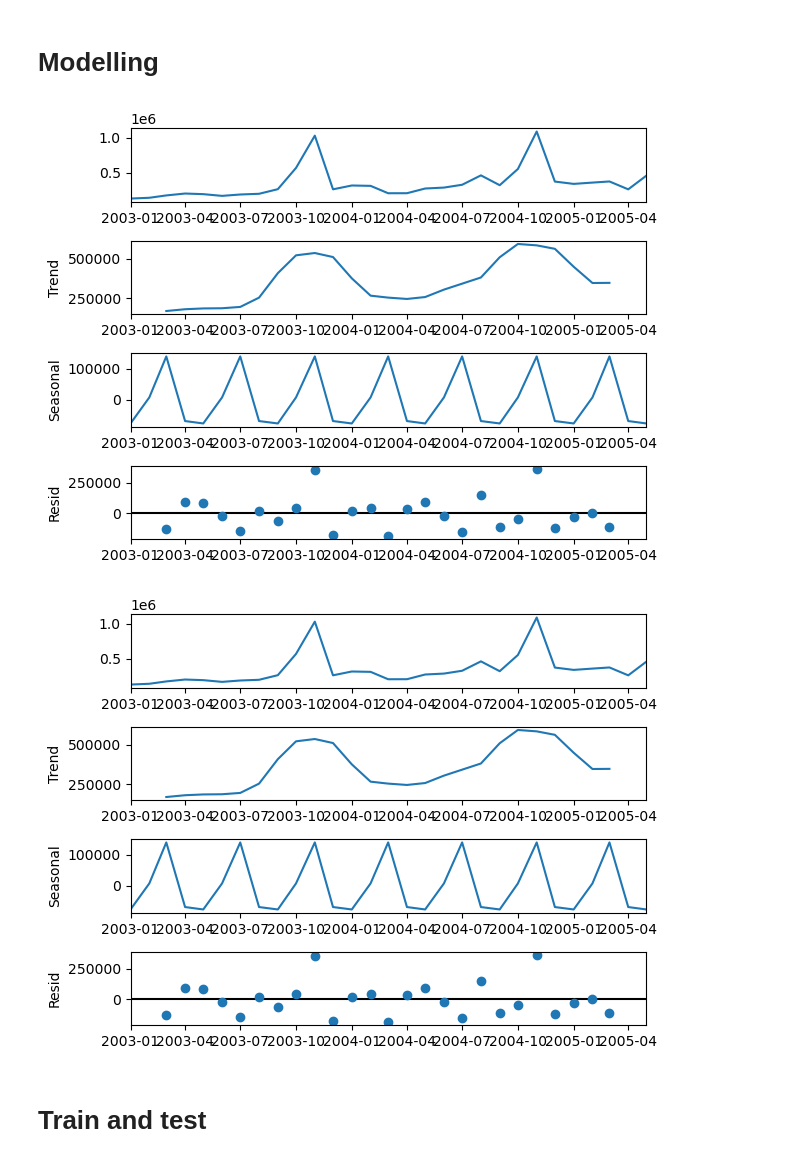
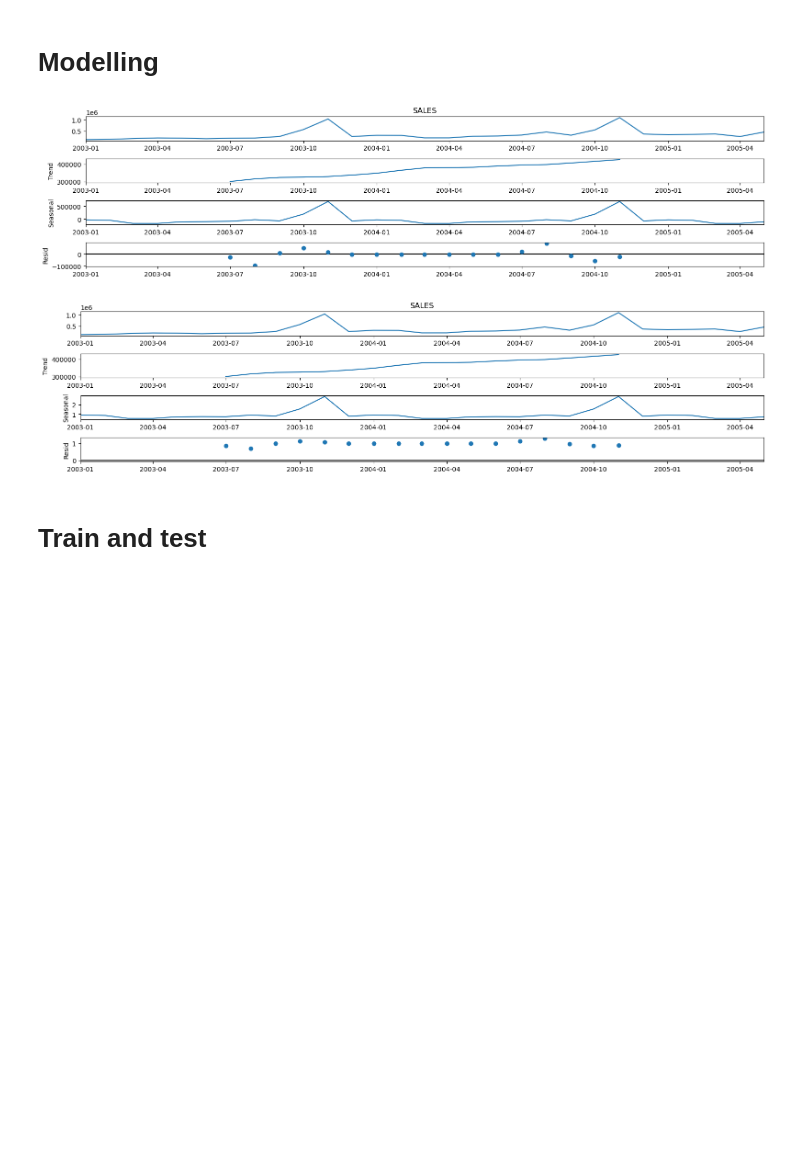
Before and after one commit to Playdead1709/Sales_Forecasting_Internship, a Jupyter notebook: assignment3.ipynb, the cells around one changed output. Drawn from its saved outputs; the diff is of its cells as text; code cells hidden in the pictures; blank space fills up the shorter version.

```diff
--- a/assignment3.ipynb
+++ b/assignment3.ipynb
@@ -60,10 +67,15 @@ plt.legend(loc = 'best')
 import statsmodels.api as sm
 from statsmodels.tsa.seasonal import seasonal_decompose
 # %%
-seasonal_decompose(df,model='additive',period=4).plot()
+decomposition = sm.tsa.seasonal_decompose(ts,model='additive')
+fig = decomposition.plot()
 # %% [output]
-[figure, old version]
+[figure, new version]
-[figure, removed]
+# %%
+decomposition = sm.tsa.seasonal_decompose(ts,model='multiplicative')
+fig = decomposition.plot()
+# %% [output]
+[figure, added]
 # %% [markdown]
 # Train and test
 # %%
```
Also changed, not shown: parts of 63 cells of this notebook.
